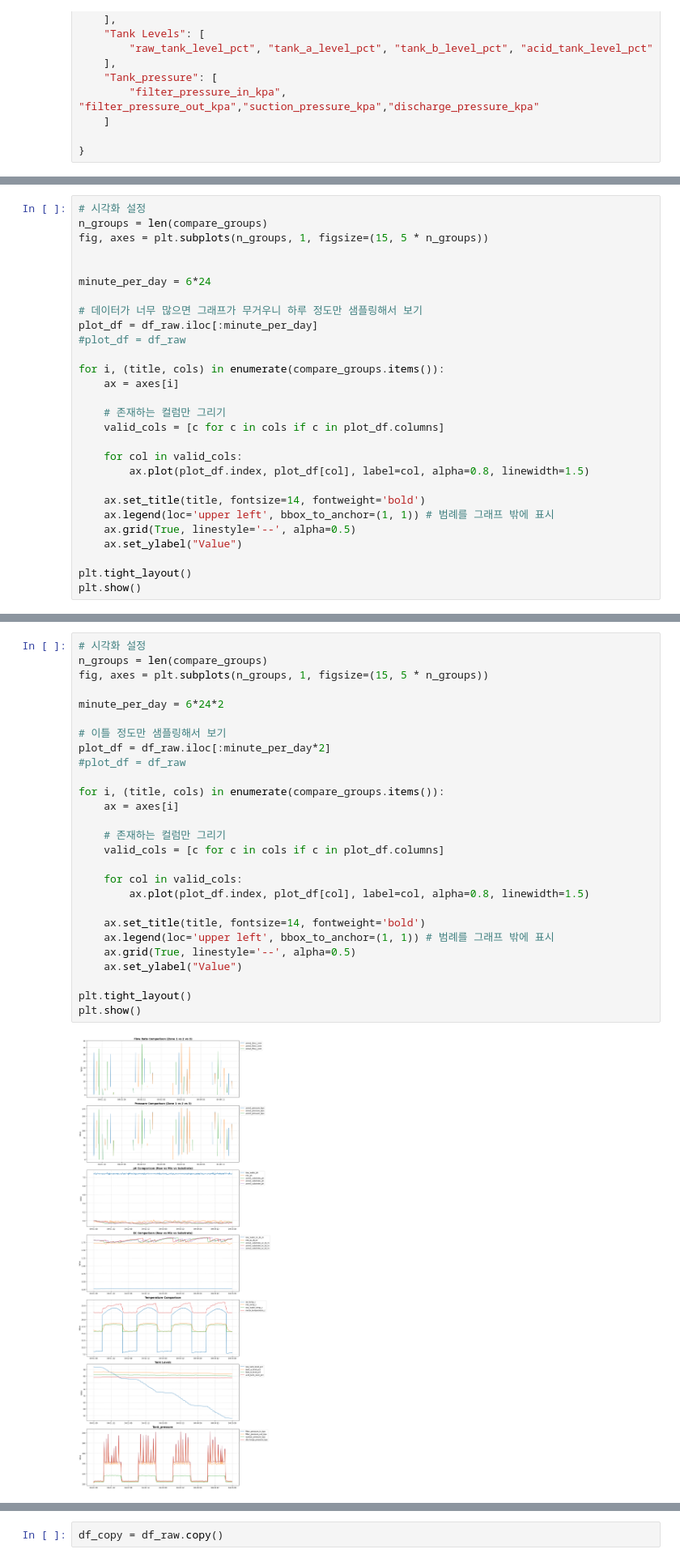
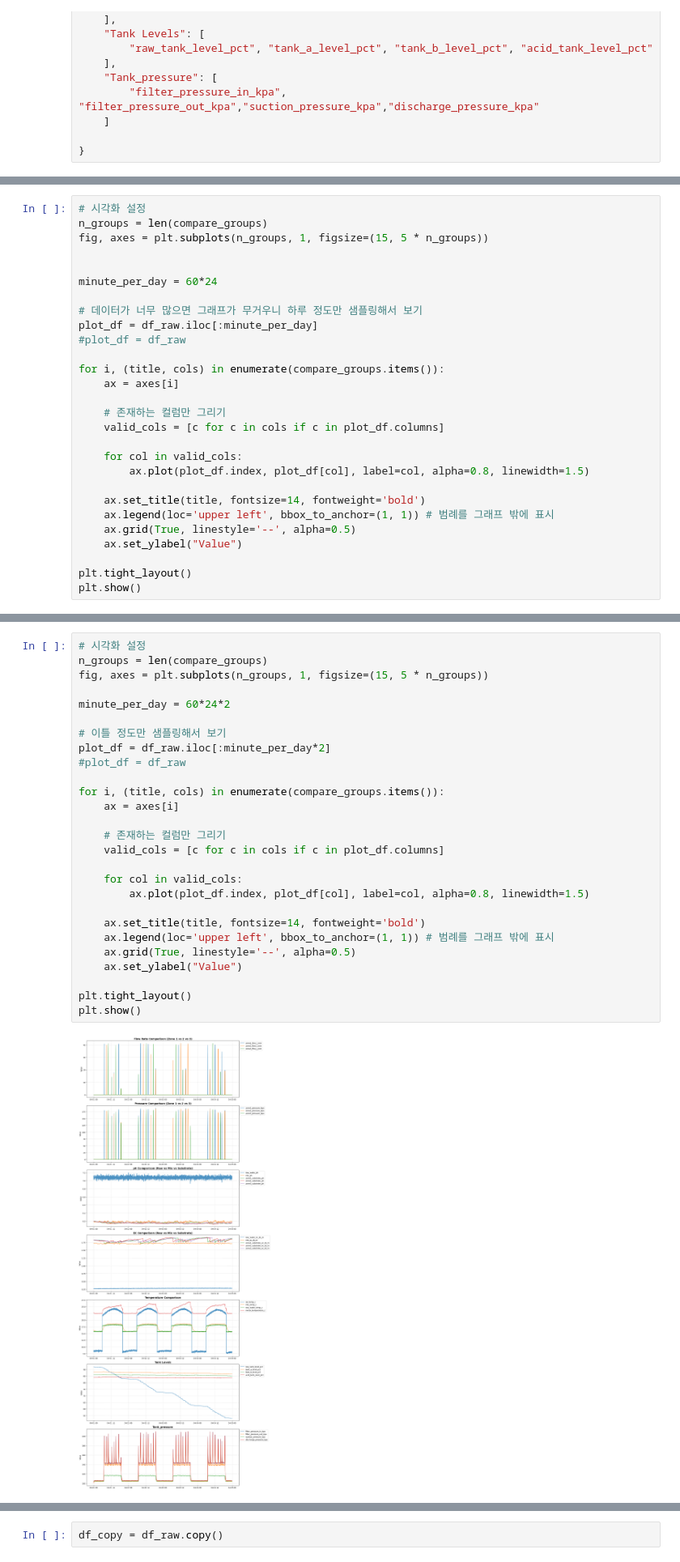
Before and after one commit to leon4study/human_A, a Jupyter notebook: notebooks/EDA_jun.ipynb, the cells around one changed output, grey strips where cells are left out. Shown at 81% size. Cells and saved outputs as stored; diff of their text form.

```diff
--- a/notebooks/EDA_jun.ipynb
+++ b/notebooks/EDA_jun.ipynb
@@ -242,7 +242,7 @@ n_groups = len(compare_groups)
 fig, axes = plt.subplots(n_groups, 1, figsize=(15, 5 * n_groups))
 
 
-minute_per_day = 6*24
+minute_per_day = 60*24
 
 # 데이터가 너무 많으면 그래프가 무거우니 하루 정도만 샘플링해서 보기
 plot_df = df_raw.iloc[:minute_per_day]
@@ -269,32 +269,32 @@ plt.show()
 # %%
 # 시각화 설정
 n_groups = len(compare_groups)
 fig, axes = plt.subplots(n_groups, 1, figsize=(15, 5 * n_groups))
 
-minute_per_day = 6*24*2
+minute_per_day = 60*24*2
 
 # 이틀 정도만 샘플링해서 보기
 plot_df = df_raw.iloc[:minute_per_day*2]
 #plot_df = df_raw
 
 for i, (title, cols) in enumerate(compare_groups.items()):
     ax = axes[i]
 
     # 존재하는 컬럼만 그리기
     valid_cols = [c for c in cols if c in plot_df.columns]
 
     for col in valid_cols:
         ax.plot(plot_df.index, plot_df[col], label=col, alpha=0.8, linewidth=1.5)
 
     ax.set_title(title, fontsize=14, fontweight='bold')
     ax.legend(loc='upper left', bbox_to_anchor=(1, 1)) # 범례를 그래프 밖에 표시
     ax.grid(True, linestyle='--', alpha=0.5)
     ax.set_ylabel("Value")
 
 plt.tight_layout()
 plt.show()
 # %% [output]
-[figure, old version]
+[figure, new version]
 # %% [markdown]
 문제 사항 1 : 지금 밤(딸기 기준)에 유량, 탱크 압력, 모터 온도 등을 보았을 때, 양액이 나가는 걸로 판단되는데, 왜 Zone2, Zone3는 왜 유속이 안 뜨냐?
 
```
Also changed, not shown: parts of 7 cells of this notebook, 4 other files.
